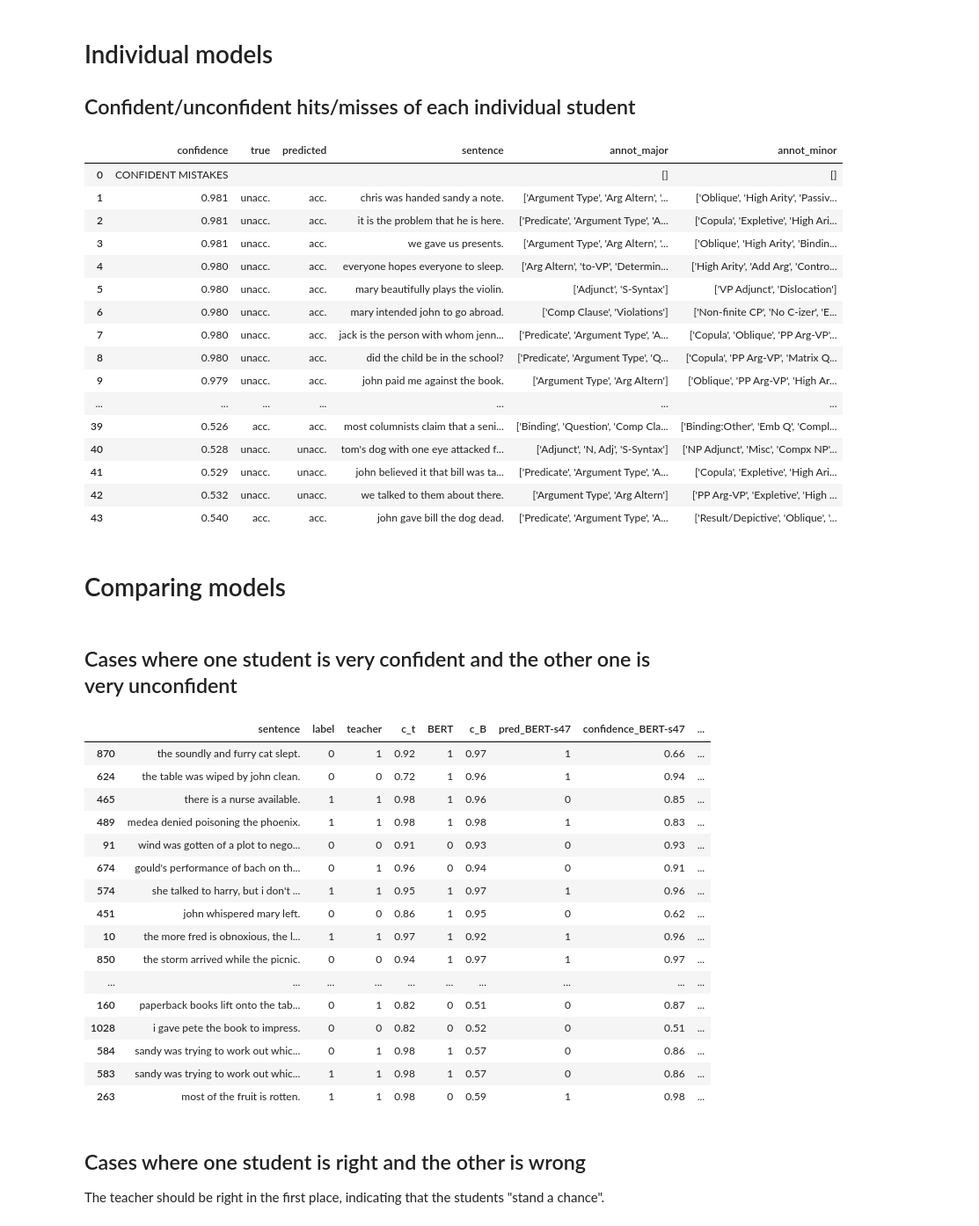
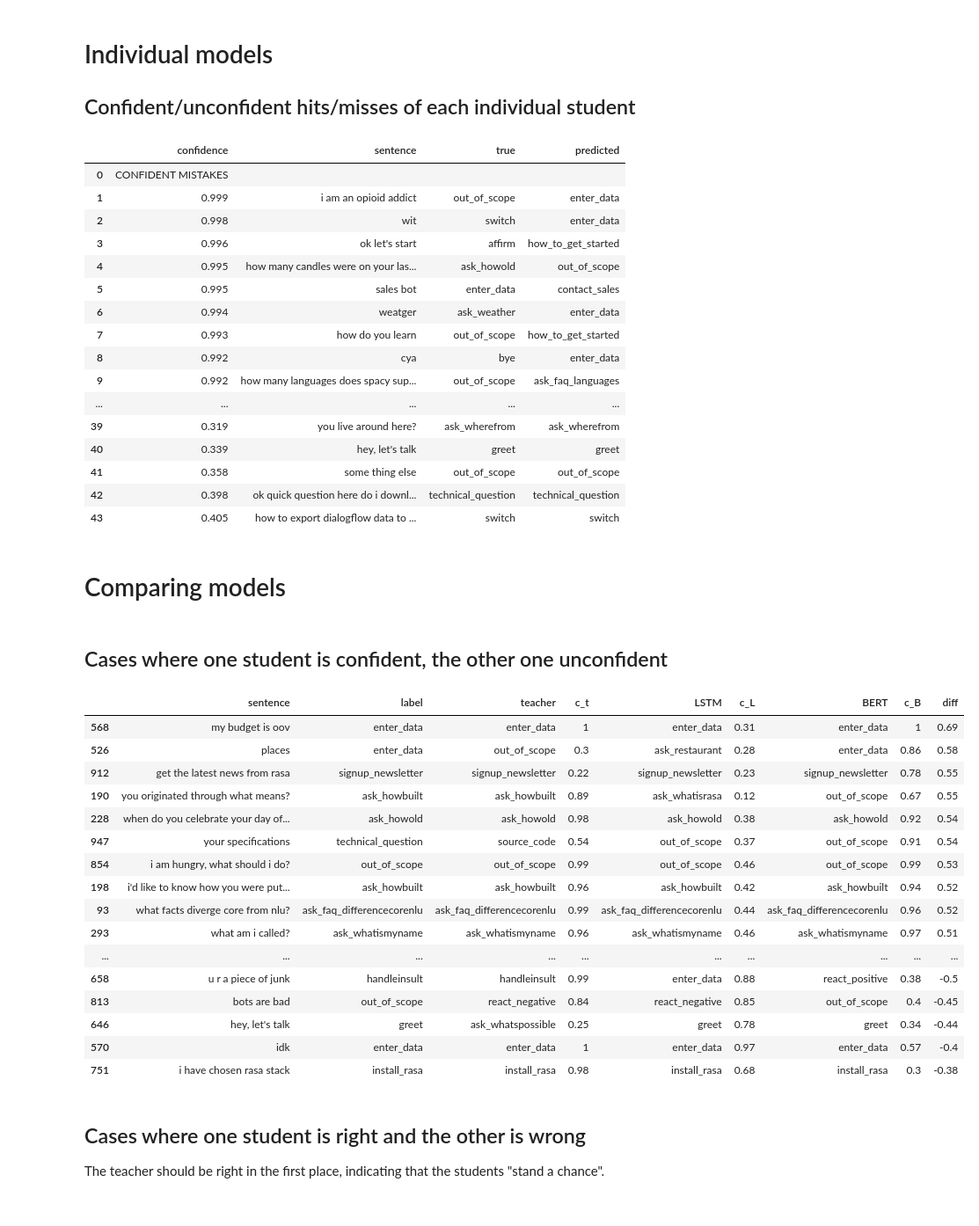
Before and after one commit to samsucik/knowledge-distil-bert, a Jupyter notebook: experiments/analysis/Prediction analysis.ipynb, the cells around one changed output. Shown at 88% size. Cells and saved outputs as stored; diff of their text form; code cells hidden in the pictures.

```diff
--- a/experiments/analysis/Prediction analysis.ipynb
+++ b/experiments/analysis/Prediction analysis.ipynb
@@ -238,65 +238,66 @@ for model_type in model_types:
 
 ## Confident/unconfident hits/misses of each individual student
 # %%
-task = "CoLA"
+task = "Sara"
 model_type = "BERT"
 
 data = pd.read_csv("mistakes-hits/{}_{}.tsv".format(task, model_type), delimiter="\t")
-data
+data = data[["confidence", "sentence", "true", "predicted"]]
+display(data)
 # %% [output]
-|  | confidence | true | predicted | sentence | annot_major | annot_minor |
-| 0 | CONFIDENT MISTAKES |  |  |  | [] | [] |
-| 1 | 0.981 | unacc. | acc. | chris was handed sandy a note. | ['Argument Type', 'Arg Altern', '... | ['Oblique', 'High Arity', 'Passiv... |
-| 2 | 0.981 | unacc. | acc. | it is the problem that he is here. | ['Predicate', 'Argument Type', 'A... | ['Copula', 'Expletive', 'High Ari... |
-| 3 | 0.981 | unacc. | acc. | we gave us presents. | ['Argument Type', 'Arg Altern', '... | ['Oblique', 'High Arity', 'Bindin... |
-| 4 | 0.980 | unacc. | acc. | everyone hopes everyone to sleep. | ['Arg Altern', 'to-VP', 'Determin... | ['High Arity', 'Add Arg', 'Contro... |
-| 5 | 0.980 | unacc. | acc. | mary beautifully plays the violin. | ['Adjunct', 'S-Syntax'] | ['VP Adjunct', 'Dislocation'] |
-| 6 | 0.980 | unacc. | acc. | mary intended john to go abroad. | ['Comp Clause', 'Violations'] | ['Non-finite CP', 'No C-izer', 'E... |
-| 7 | 0.980 | unacc. | acc. | jack is the person with whom jenn... | ['Predicate', 'Argument Type', 'A... | ['Copula', 'Oblique', 'PP Arg-VP'... |
-| 8 | 0.980 | unacc. | acc. | did the child be in the school? | ['Predicate', 'Argument Type', 'Q... | ['Copula', 'PP Arg-VP', 'Matrix Q... |
-| 9 | 0.979 | unacc. | acc. | john paid me against the book. | ['Argument Type', 'Arg Altern'] | ['Oblique', 'PP Arg-VP', 'High Ar... |
-| ... | ... | ... | ... | ... | ... | ... |
-| 39 | 0.526 | acc. | acc. | most columnists claim that a seni... | ['Binding', 'Question', 'Comp Cla... | ['Binding:Other', 'Emb Q', 'Compl... |
-| 40 | 0.528 | unacc. | unacc. | tom's dog with one eye attacked f... | ['Adjunct', 'N, Adj', 'S-Syntax'] | ['NP Adjunct', 'Misc', 'Compx NP'... |
-| 41 | 0.529 | unacc. | unacc. | john believed it that bill was ta... | ['Predicate', 'Argument Type', 'A... | ['Copula', 'Expletive', 'High Ari... |
-| 42 | 0.532 | unacc. | unacc. | we talked to them about there. | ['Argument Type', 'Arg Altern'] | ['PP Arg-VP', 'Expletive', 'High ... |
-| 43 | 0.540 | acc. | acc. | john gave bill the dog dead. | ['Predicate', 'Argument Type', 'A... | ['Result/Depictive', 'Oblique', '... |
+|  | confidence | sentence | true | predicted |
+| 0 | CONFIDENT MISTAKES |  |  |  |
+| 1 | 0.999 | i am an opioid addict | out_of_scope | enter_data |
+| 2 | 0.998 | wit | switch | enter_data |
+| 3 | 0.996 | ok let's start | affirm | how_to_get_started |
+| 4 | 0.995 | how many candles were on your las... | ask_howold | out_of_scope |
+| 5 | 0.995 | sales bot | enter_data | contact_sales |
+| 6 | 0.994 | weatger | ask_weather | enter_data |
+| 7 | 0.993 | how do you learn | out_of_scope | how_to_get_started |
+| 8 | 0.992 | cya | bye | enter_data |
+| 9 | 0.992 | how many languages does spacy sup... | out_of_scope | ask_faq_languages |
+| ... | ... | ... | ... | ... |
+| 39 | 0.319 | you live around here? | ask_wherefrom | ask_wherefrom |
+| 40 | 0.339 | hey, let's talk | greet | greet |
+| 41 | 0.358 | some thing else | out_of_scope | out_of_scope |
+| 42 | 0.398 | ok quick question here do i downl... | technical_question | technical_question |
+| 43 | 0.405 | how to export dialogflow data to ... | switch | switch |
 # %% [markdown]
 # Comparing models
 # %%
-task = "CoLA"
+task = "Sara"
 # %% [markdown]
-## Cases where one student is very confident and the other one is very unconfident
+## Cases where one student is confident, the other one unconfident
 # %%
 data = pd.read_csv("predictions/full_predictions-{}.csv".format(task))
 data = decode_labels(data, task)
 confidence_diff = data["confidence_BERT"] - data["confidence_LSTM"]
 data = data.merge(confidence_diff.rename("diff"), left_index=True, right_index=True)
 data = data.rename(columns={"confidence_{}".format(m): "c_{}".format(m[:1]) for m in model_types})
 data = data.rename(columns={"pred_{}".format(m): "{}".format(m) for m in model_types})
-
+data = data[["sentence", "label", "teacher", "c_t", "LSTM", "c_L", "BERT", "c_B", "diff"]]
 N = 10
 data = pd.concat([data.sort_values(by=["diff"], ascending=False)[:N],
                   data.sort_values(by=["diff"], ascending=True)[:N]])
 colourcode_confidences(data)
 # %% [output]
-|  | sentence | label | teacher | c_t | BERT | c_B | pred_BERT-s47 | confidence_BERT-s47 | ... |
-| 870 | the soundly and furry cat slept. | 0 | 1 | 0.92 | 1 | 0.97 | 1 | 0.66 | ... |
-| 624 | the table was wiped by john clean. | 0 | 0 | 0.72 | 1 | 0.96 | 1 | 0.94 | ... |
-| 465 | there is a nurse available. | 1 | 1 | 0.98 | 1 | 0.96 | 0 | 0.85 | ... |
-| 489 | medea denied poisoning the phoenix. | 1 | 1 | 0.98 | 1 | 0.98 | 1 | 0.83 | ... |
-| 91 | wind was gotten of a plot to nego... | 0 | 0 | 0.91 | 0 | 0.93 | 0 | 0.93 | ... |
-| 674 | gould's performance of bach on th... | 0 | 1 | 0.96 | 0 | 0.94 | 0 | 0.91 | ... |
-| 574 | she talked to harry, but i don't ... | 1 | 1 | 0.95 | 1 | 0.97 | 1 | 0.96 | ... |
-| 451 | john whispered mary left. | 0 | 0 | 0.86 | 1 | 0.95 | 0 | 0.62 | ... |
-| 10 | the more fred is obnoxious, the l... | 1 | 1 | 0.97 | 1 | 0.92 | 1 | 0.96 | ... |
-| 850 | the storm arrived while the picnic. | 0 | 0 | 0.94 | 1 | 0.97 | 1 | 0.97 | ... |
+|  | sentence | label | teacher | c_t | LSTM | c_L | BERT | c_B | diff |
+| 568 | my budget is oov | enter_data | enter_data | 1 | enter_data | 0.31 | enter_data | 1 | 0.69 |
+| 526 | places | enter_data | out_of_scope | 0.3 | ask_restaurant | 0.28 | enter_data | 0.86 | 0.58 |
+| 912 | get the latest news from rasa | signup_newsletter | signup_newsletter | 0.22 | signup_newsletter | 0.23 | signup_newsletter | 0.78 | 0.55 |
+| 190 | you originated through what means? | ask_howbuilt | ask_howbuilt | 0.89 | ask_whatisrasa | 0.12 | out_of_scope | 0.67 | 0.55 |
+| 228 | when do you celebrate your day of... | ask_howold | ask_howold | 0.98 | ask_howold | 0.38 | ask_howold | 0.92 | 0.54 |
+| 947 | your specifications | technical_question | source_code | 0.54 | out_of_scope | 0.37 | out_of_scope | 0.91 | 0.54 |
+| 854 | i am hungry, what should i do? | out_of_scope | out_of_scope | 0.99 | out_of_scope | 0.46 | out_of_scope | 0.99 | 0.53 |
+| 198 | i'd like to know how you were put... | ask_howbuilt | ask_howbuilt | 0.96 | ask_howbuilt | 0.42 | ask_howbuilt | 0.94 | 0.52 |
+| 93 | what facts diverge core from nlu? | ask_faq_differencecorenlu | ask_faq_differencecorenlu | 0.99 | ask_faq_differencecorenlu | 0.44 | ask_faq_differencecorenlu | 0.96 | 0.52 |
+| 293 | what am i called? | ask_whatismyname | ask_whatismyname | 0.96 | ask_whatismyname | 0.46 | ask_whatismyname | 0.97 | 0.51 |
 | ... | ... | ... | ... | ... | ... | ... | ... | ... | ... |
-| 160 | paperback books lift onto the tab... | 0 | 1 | 0.82 | 0 | 0.51 | 0 | 0.87 | ... |
-| 1028 | i gave pete the book to impress. | 0 | 0 | 0.82 | 0 | 0.52 | 0 | 0.51 | ... |
-| 584 | sandy was trying to work out whic... | 0 | 1 | 0.98 | 1 | 0.57 | 0 | 0.86 | ... |
-| 583 | sandy was trying to work out whic... | 1 | 1 | 0.98 | 1 | 0.57 | 0 | 0.86 | ... |
-| 263 | most of the fruit is rotten. | 1 | 1 | 0.98 | 0 | 0.59 | 1 | 0.98 | ... |
+| 658 | u r a piece of junk | handleinsult | handleinsult | 0.99 | enter_data | 0.88 | react_positive | 0.38 | -0.5 |
+| 813 | bots are bad | out_of_scope | react_negative | 0.84 | react_negative | 0.85 | out_of_scope | 0.4 | -0.45 |
+| 646 | hey, let's talk | greet | ask_whatspossible | 0.25 | greet | 0.78 | greet | 0.34 | -0.44 |
+| 570 | idk | enter_data | enter_data | 1 | enter_data | 0.97 | enter_data | 0.57 | -0.4 |
+| 751 | i have chosen rasa stack | install_rasa | install_rasa | 0.98 | install_rasa | 0.68 | install_rasa | 0.3 | -0.38 |
 # %% [markdown]
 ## Cases where one student is right and the other is wrong
 The teacher should be right in the first place, indicating that the students "stand a chance".
```
Also changed, not shown: parts of 5 cells of this notebook, 6 other files.
